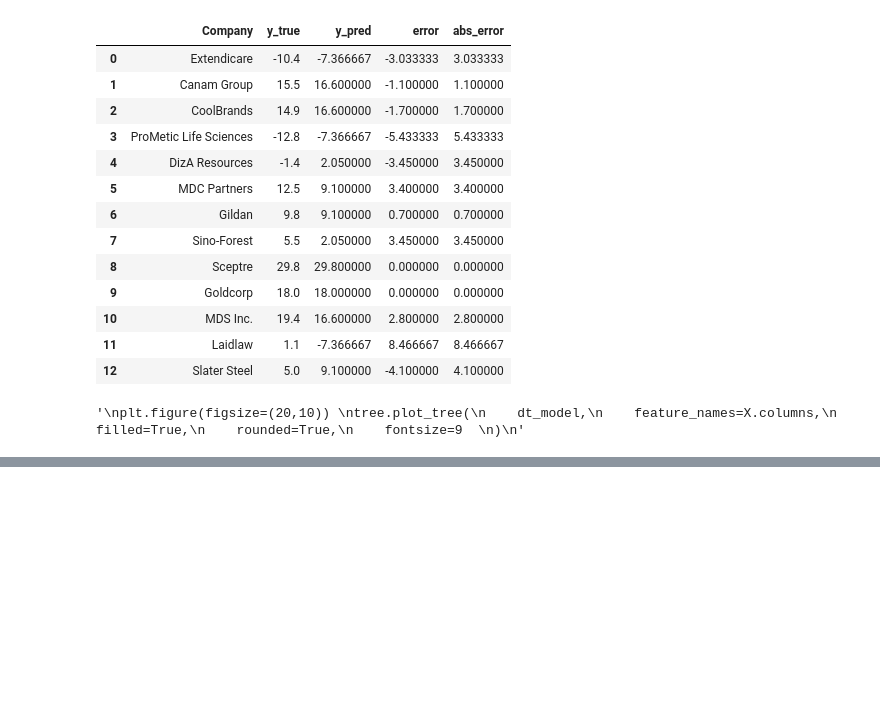
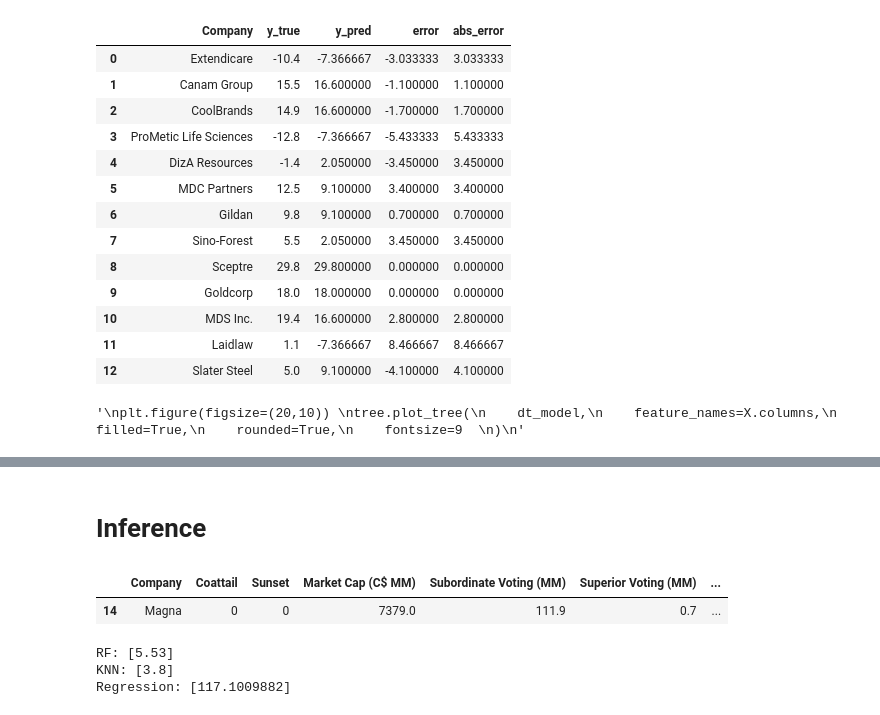
Before and after one commit to rohank36/fine490_case2, a Jupyter notebook: analysis.ipynb, the cells around one changed output, grey strips where cells are left out. Saved outputs shown, nothing was run; the diff lists cells and outputs as text; code cells hidden in the pictures; blank space fills up the shorter version.

```diff
--- a/analysis.ipynb
+++ b/analysis.ipynb
@@ -88,3 +102,5 @@ data.describe(include="all")
+# %%
+MAGNA = data[data["Company"] == "Magna"].copy()
 # %%
 data = data.dropna().reset_index(drop=True)
 #data = data.drop(12)
@@ -369,2 +394,9 @@ LOOCV MAE by model:
     RandomForest: 10.9708
     DecisionTree: 14.1396
+# %% [markdown]
+# Inference
+# %%
+MAGNA
+# %% [output]
+|  | Company | Coattail | Sunset | Market Cap (C$ MM) | Subordinate Voting (MM) | Superior Voting (MM) | ... |
+| 14 | Magna | 0 | 0 | 7379.0 | 111.9 | 0.7 | ... |
@@ -370,0 +407,11 @@ LOOCV MAE by model:
+# %%
+rf_pred = rf_model.predict(MAGNA_SCALED)
+knn_pred = knn_model.predict(MAGNA_SCALED)
+reg_pred = model.predict(MAGNA_SCALED)
+print(f"RF: {rf_pred}")
+print(f"KNN: {knn_pred}")
+print(f"Regression: {reg_pred}")
+# %% [output]
+RF: [5.53]
+KNN: [3.8]
+Regression: [117.1009882]
```
Also changed, not shown: parts of 11 cells of this notebook.
